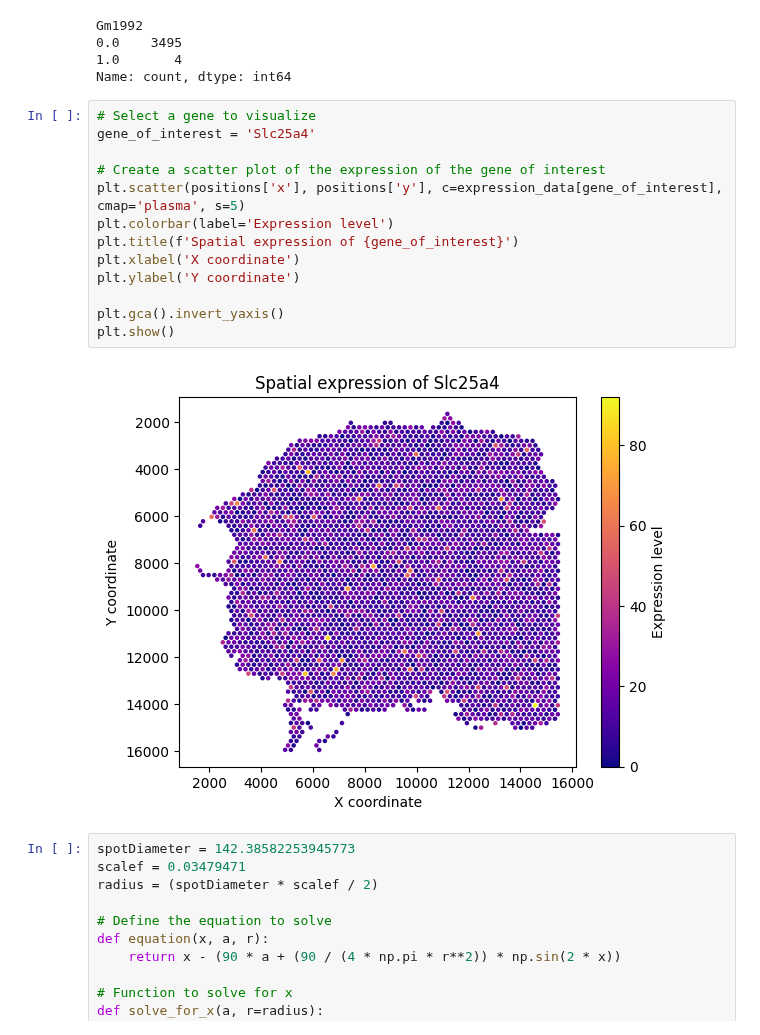
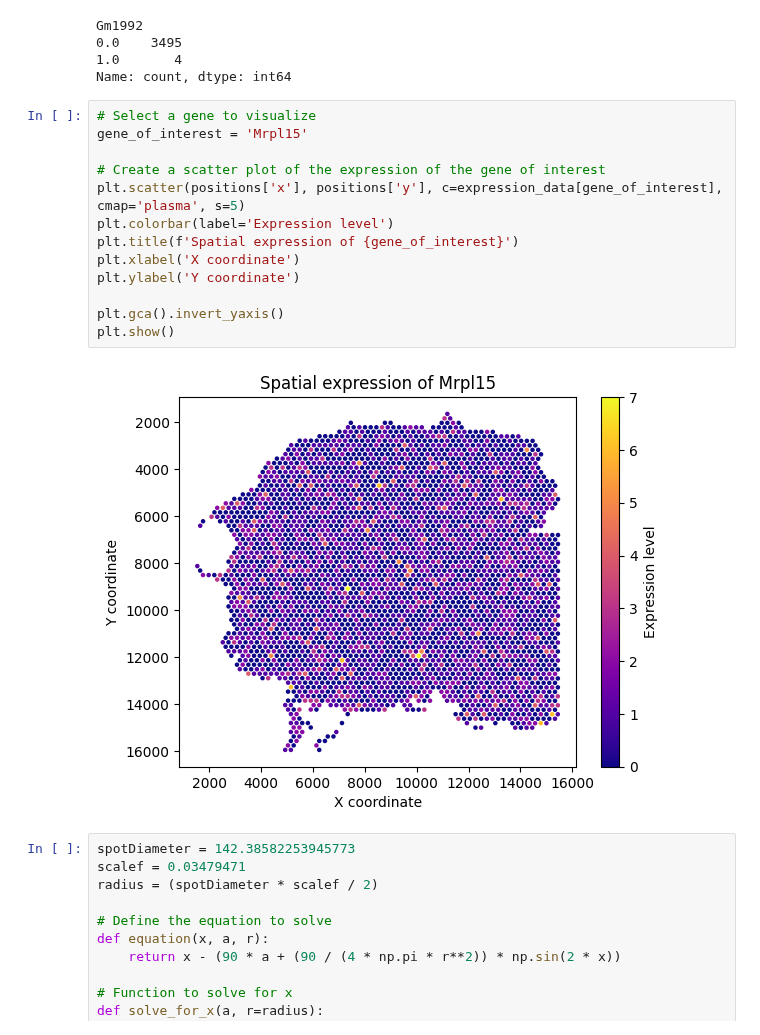
Before and after one commit to ScheWann/A-Part-to-Whole-Circular-Cell-Explorer, a Jupyter notebook: RedesignChallenge/Python/process.ipynb, the cells around one changed output. Drawn from its saved outputs; the diff is of its cells as text.

Commit message:
deal with the gene expression data

```diff
--- a/RedesignChallenge/Python/process.ipynb
+++ b/RedesignChallenge/Python/process.ipynb
@@ -105,19 +95,19 @@ Gm1992
 Name: count, dtype: int64
 # %%
 # Select a gene to visualize
-gene_of_interest = 'Slc25a4'
+gene_of_interest = 'Mrpl15'
 
 # Create a scatter plot of the expression of the gene of interest
 plt.scatter(positions['x'], positions['y'], c=expression_data[gene_of_interest], cmap='plasma', s=5)
 plt.colorbar(label='Expression level')
 plt.title(f'Spatial expression of {gene_of_interest}')
 plt.xlabel('X coordinate')
 plt.ylabel('Y coordinate')
 
 plt.gca().invert_yaxis()
 plt.show()
 # %% [output]
-[figure, old version]
+[figure, new version]
 # %%
 spotDiameter = 142.38582253945773
 scalef = 0.03479471
```
Also changed, not shown: parts of 3 cells of this notebook, 3 other files.
